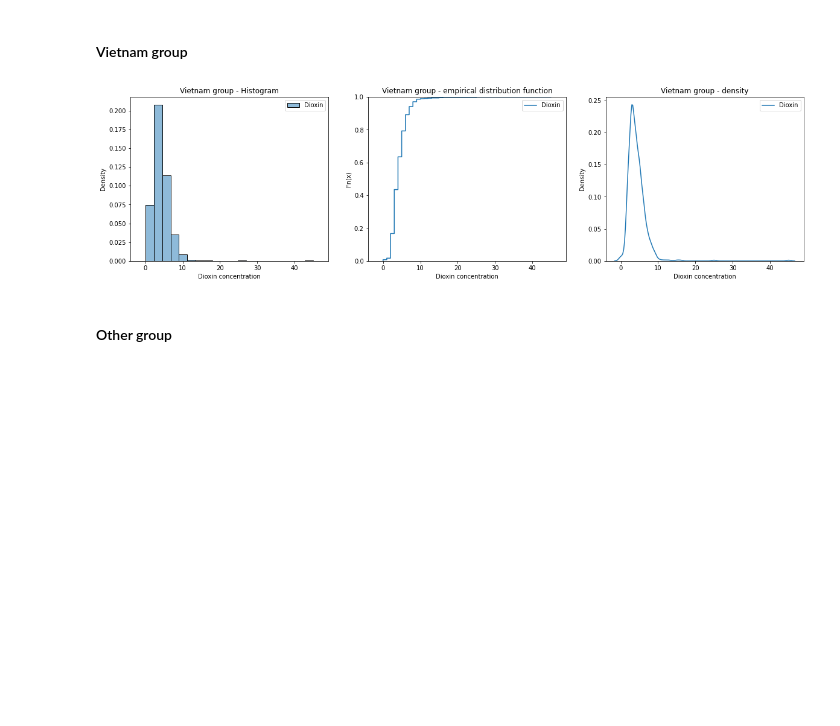
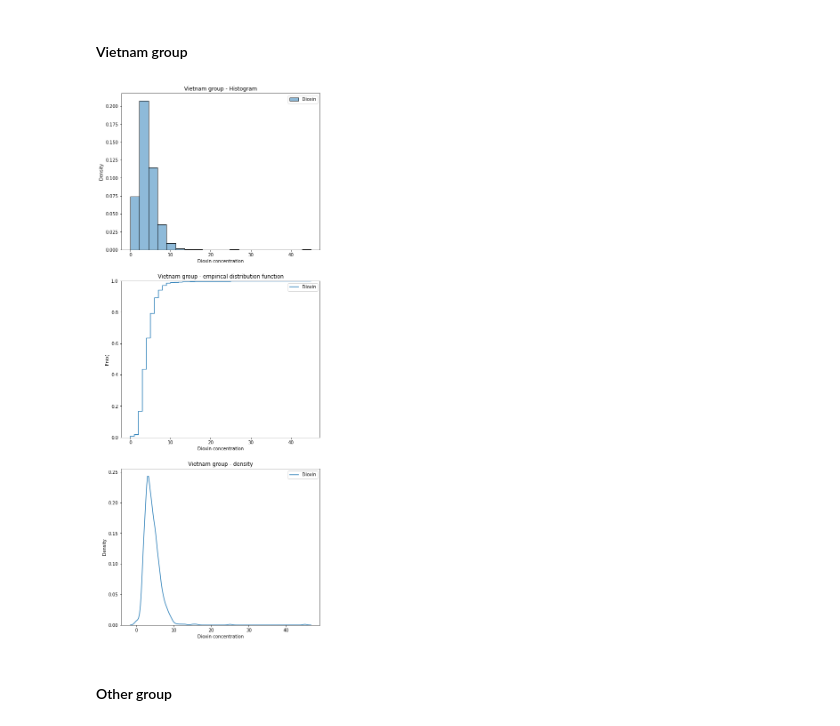
Before and after one commit to czernalex/BI_PST_ASSIGNMENT, a Jupyter notebook: src/assignment.ipynb, the cells around one changed output. Drawn from its saved outputs; the diff is of its cells as text; code cells hidden in the pictures; blank space fills up the shorter version.

```diff
--- a/src/assignment.ipynb
+++ b/src/assignment.ipynb
@@ -140,40 +147,39 @@ Pro vykreslení grafů jsme využili vizualizační knihovnu [seaborn](https://s
 ### vietnam group - histogram, distribution function, density
 
 fig, (ax1, ax2, ax3) = plt.subplots(
-    ncols=3,
-    sharex=True,
-    figsize=(20, 5)
+    nrows=3,
+    figsize=(8, 22)
 )
 ax1 = sb.histplot(
     data=data_vietnam,
     bins=20,
     stat="density",
     ax=ax1
 )
 ax2 = sb.ecdfplot(
     data=data_vietnam,
     ax=ax2
 )
 ax3 = sb.kdeplot(
     data=data_vietnam,
     bw_adjust=.75,
     ax=ax3
 )
 ax1 = ax1.set(
     title="Vietnam group - Histogram",
     xlabel="Dioxin concentration"
 )
 ax2 = ax2.set(
     title="Vietnam group - empirical distribution function",
     xlabel="Dioxin concentration",
     ylabel="Fn(x)"
 )
 ax3 = ax3.set(
     title="Vietnam group - density",
     xlabel="Dioxin concentration"
 )
 # %% [output]
-[figure, old version]
+[figure, new version]
 # %% [markdown]
 #### Other group
 # %%
```
Also changed, not shown: parts of 16 cells of this notebook.
